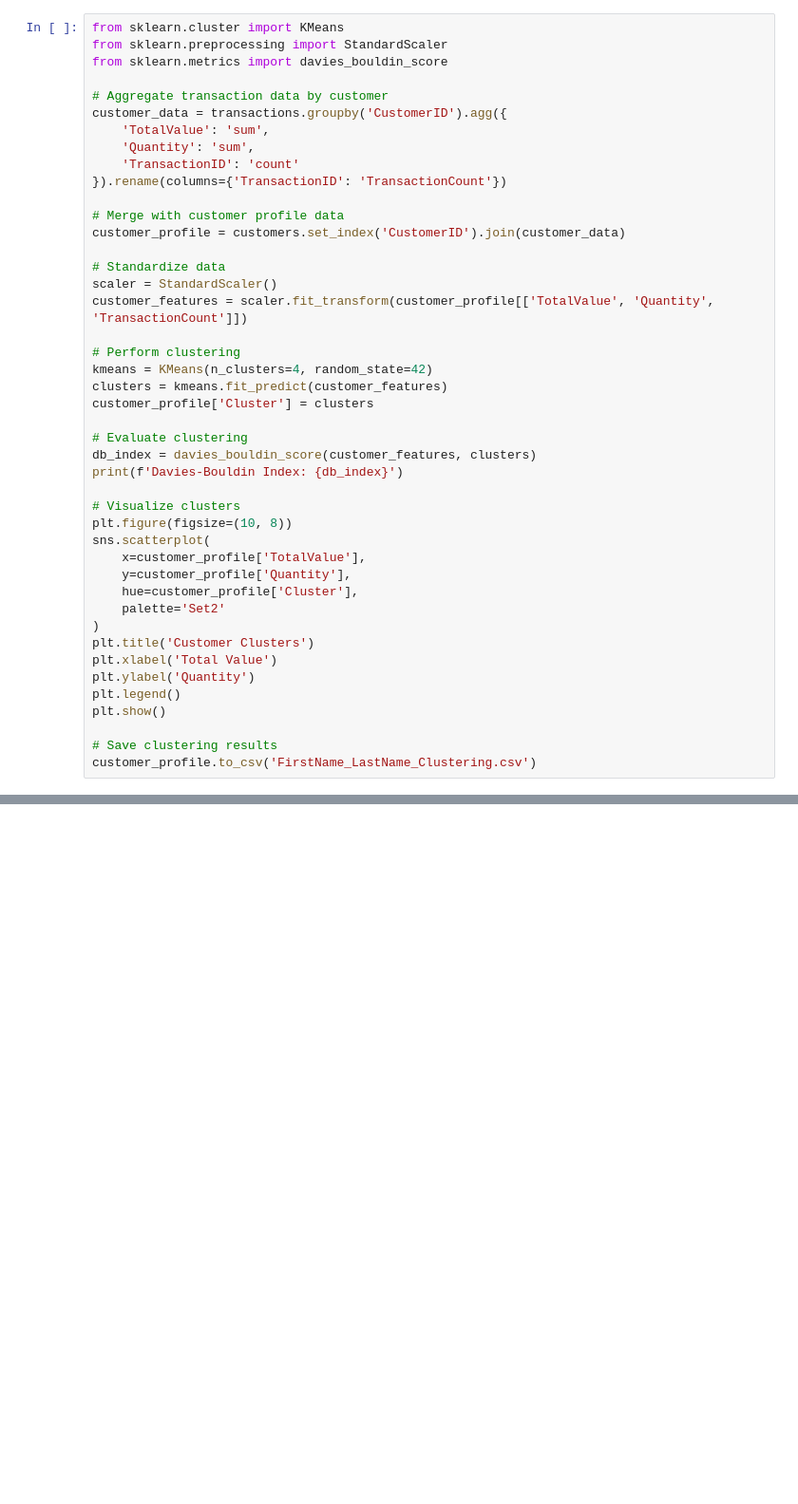
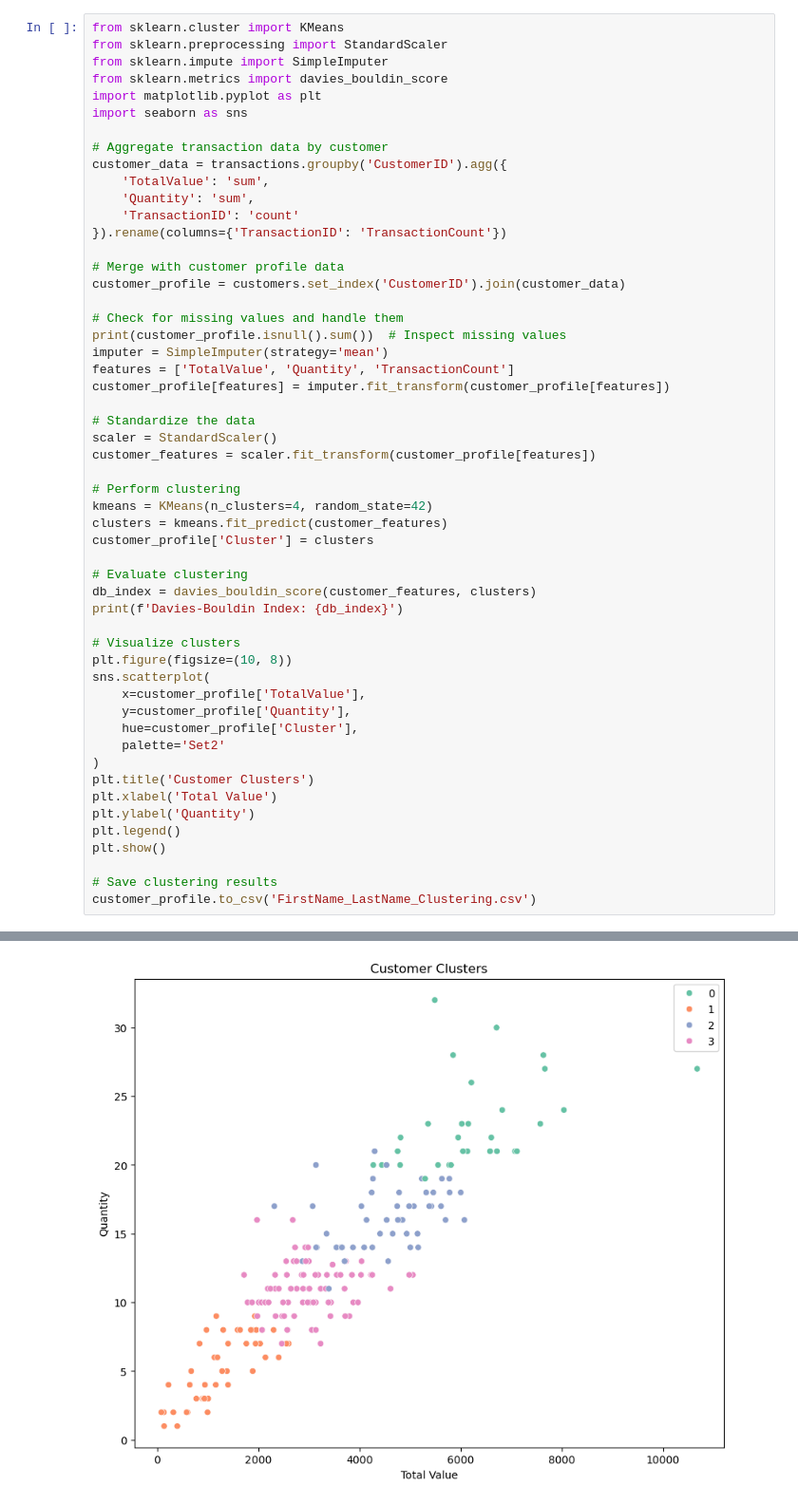
Before and after one commit to gmgowrish/Data-science, a Jupyter notebook: Zeotap Data Science.ipynb, the cells around one changed output, grey strips where cells are left out. Shown at 95% size. Drawn from its saved outputs; the diff is of its cells as text; blank space fills up the shorter version.

```diff
--- a/Zeotap Data Science.ipynb
+++ b/Zeotap Data Science.ipynb
@@ -80,7 +101,10 @@ lookalike_df.to_csv('FirstName_LastName_Lookalike.csv', index=False)
 # %%
 from sklearn.cluster import KMeans
 from sklearn.preprocessing import StandardScaler
+from sklearn.impute import SimpleImputer
 from sklearn.metrics import davies_bouldin_score
+import matplotlib.pyplot as plt
+import seaborn as sns
 
 # Aggregate transaction data by customer
 customer_data = transactions.groupby('CustomerID').agg({
@@ -92,9 +116,15 @@ customer_data = transactions.groupby('CustomerID').agg({
 # Merge with customer profile data
 customer_profile = customers.set_index('CustomerID').join(customer_data)
 
-# Standardize data
+# Check for missing values and handle them
+print(customer_profile.isnull().sum())  # Inspect missing values
+imputer = SimpleImputer(strategy='mean')
+features = ['TotalValue', 'Quantity', 'TransactionCount']
+customer_profile[features] = imputer.fit_transform(customer_profile[features])
+
+# Standardize the data
 scaler = StandardScaler()
-customer_features = scaler.fit_transform(customer_profile[['TotalValue', 'Quantity', 'TransactionCount']])
+customer_features = scaler.fit_transform(customer_profile[features])
 
 # Perform clustering
 kmeans = KMeans(n_clusters=4, random_state=42)
@@ -121,3 +151,4 @@ plt.show()
 
 # Save clustering results
 customer_profile.to_csv('FirstName_LastName_Clustering.csv')
+# %% [output]
@@ -123,0 +163 @@ customer_profile.to_csv('FirstName_LastName_Clustering.csv')
+[figure, added]
```
Also changed, not shown: parts of 2 cells of this notebook, 2 other files.
